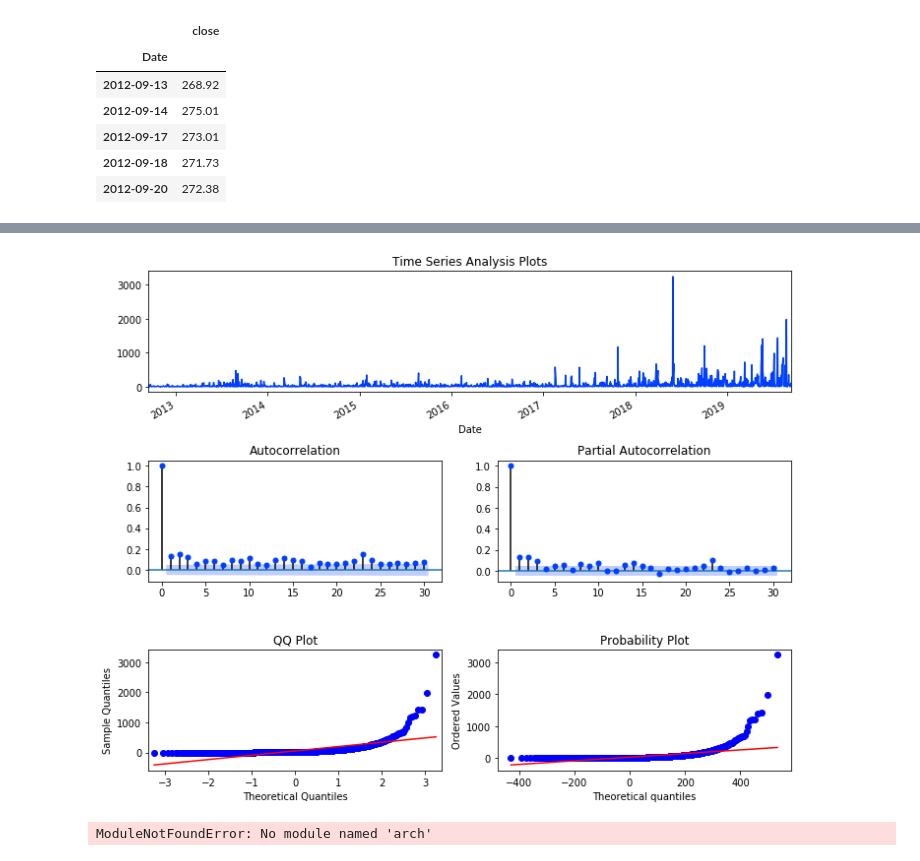
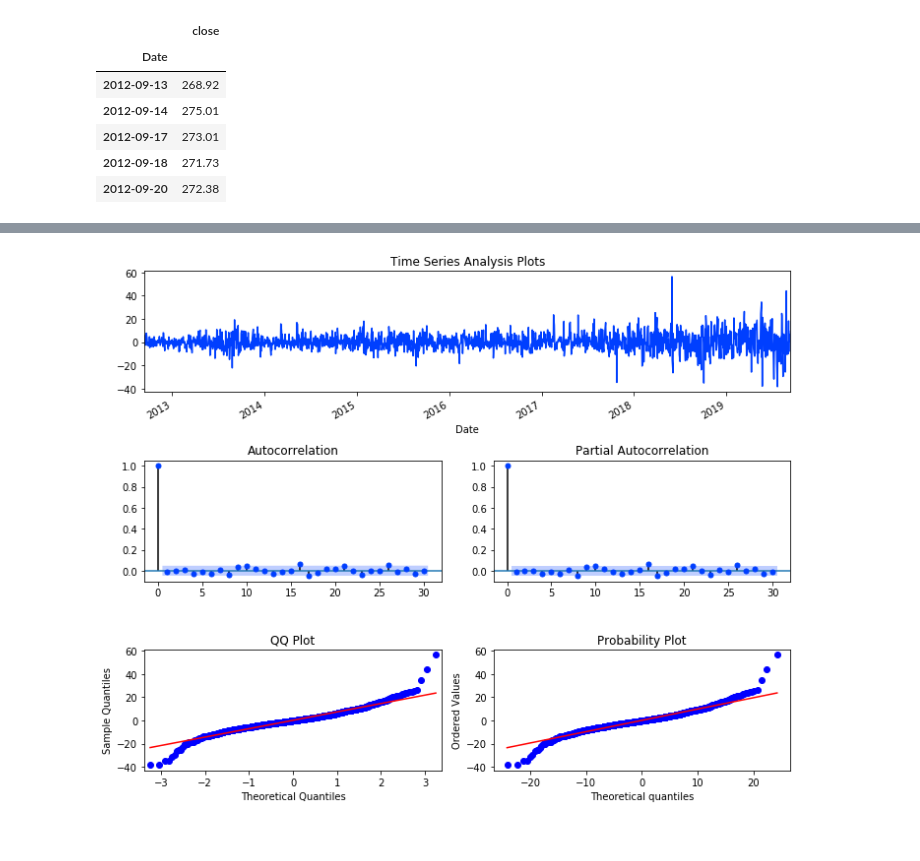
Before and after one commit to jesvin1/EPAT_TIMESERIES, a Jupyter notebook: Time Series Analysis-Monte Carlo Simulation.ipynb, the cells around one changed output, grey strips where cells are left out. Cells and saved outputs as stored; diff of their text form; code cells hidden in the pictures.

```diff
--- a/Time Series Analysis-Monte Carlo Simulation.ipynb
+++ b/Time Series Analysis-Monte Carlo Simulation.ipynb
@@ -216,0 +213,11 @@ Our residuals are likely not normally distributed.
+# %%
+
+# Find the best ARIMA fit
+res_tup = best_arima(my_stock)
+order = res_tup[1]
+model = res_tup[2]
+
+    # Now that we have our ARIMA fit, we feed this to the GARCH model
+p_ = order[0]
+o_ = order[1]
+q_ = order[2]
@@ -216,0 +228,6 @@ Our residuals are likely not normally distributed.
+# %%
+### Using the ARCH model function to model the volatility of the residuals
+from arch import arch_model
+vol_model = arch_model(model.resid)
+res = vol_model.fit(update_freq=5)
+print(res.summary())
@@ -217,12 +252,9 @@ Our residuals are likely not normally distributed.
 # %%
-tsplot(best_mdl.resid**2, lags=30)
+tsplot(res.resid, lags=30)
 # %% [output]
-[figure, old version]
+[figure, new version]
 # %%
-### Using the ARCH model function to model the volatility of the residuals
-from arch import arch_model
-vol_model = arch_model(best_mdl.resid)
-res = vol_model.fit(update_freq=5)
-print(res.summary())
+### Using the GARCH model to model the volatility of the residuals
+
+am = arch_model(model.resid, p=1, o=1, q=1, dist='StudentsT')
+res = am.fit(update_freq=5, disp='off')
-# %% [output]
-ModuleNotFoundError: No module named 'arch'
```
Also changed, not shown: parts of 36 cells of this notebook.
